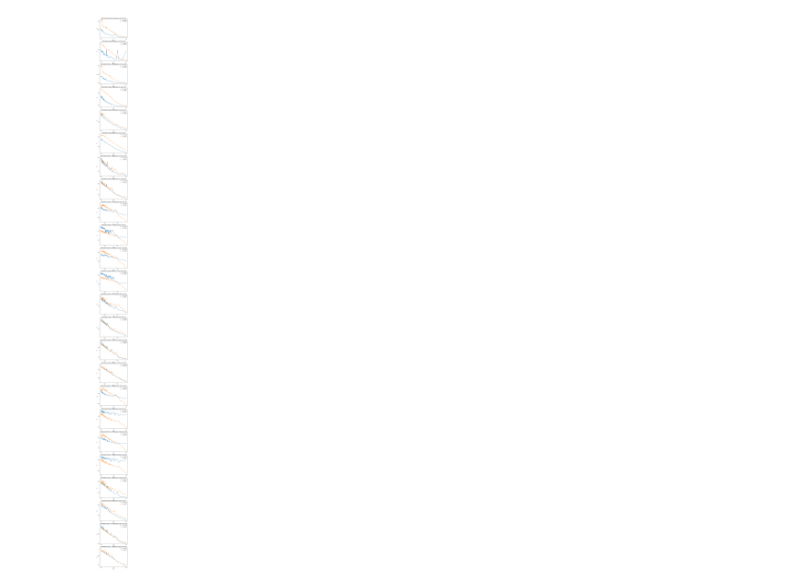
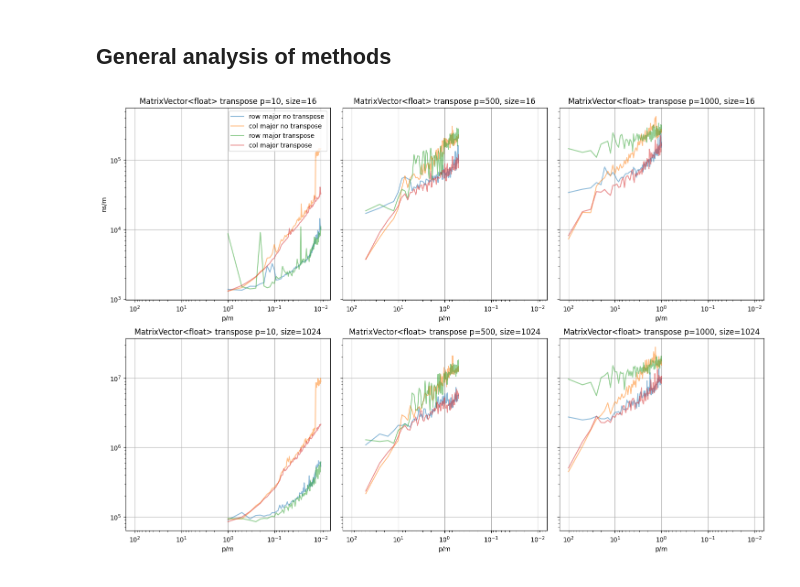
Before and after one commit to artpelling/state-space-renderer, a Jupyter notebook: analysis.ipynb, the cells around one changed output. Drawn from its saved outputs; the diff is of its cells as text; code cells hidden in the pictures.

```diff
--- a/analysis.ipynb
+++ b/analysis.ipynb
@@ -1,76 +28,70 @@
+# %% [markdown]
+## General analysis of methods
 # %%
-import pandas as pd
-
-import json
-from pathlib import Path
-import os
-
-import matplotlib.pyplot as plt
-import itertools
-
-def map_trans_to_string(i:int):
-    match i:
-        case 111:
-            string="no transpose"
-        case 112:
-            string="transpose"
-    return string
-
-def map_order_to_string(i:int):
-    match i:
-        case 101:
-            string="row major"
-        case 102:
-            string="col major"
-    return string
-
-blas_benchfile = Path(os.path.abspath(''))/ "build/blas_benchmark.json"
+blas_benchfile = Path(os.path.abspath(''))/ "build/blas_benchmark_bu.json"
 
 with open(blas_benchfile, "r") as f:
     data = json.load(f)
 
 for b in data['benchmarks']:
     method = b['name'].split('/')[0]
     p=int(b['name'].split('/')[1])
     m=int(b['name'].split('/')[2])
     block_size=int(b['name'].split('/')[3])
     row_order=int(b['name'].split('/')[4])
     trans=int(b['name'].split('/')[5])
     b['method'] = method
     b['p'] = p
     b['p/m']= p/m
     b['block_size'] = block_size
     b['row_order']=row_order
     b['transpose']=trans
 
+# MatrixVector<float>
+fig1 = plt.figure()
+fig1.set_figheight(12)
+fig1.set_figwidth(18)
+
+ps=[10, 500,1000]
+method="MatrixVector<float>"
+block_sizes=[16,1024]
+transposes=[111,112]
 row_orders = [101,102]
 
-filter_ps=[10, 500,1000]
-filter_methods=["MatrixVector<float>","MatrixMatrix<float>"]
-filter_block_sizes=[16,1024]
-filter_transposes=[111,112]
-
-fig, axs = plt.subplots(24,1 ,figsize=(6,120))
+axs1=[]
 
 i=0
-for filter_p, filter_method, filter_block_size, filter_transpose in itertools.product(filter_ps,filter_methods,filter_block_sizes,filter_transposes):
-    axs[i].set_xscale("log")
-    axs[i].set_yscale("log")
+for block_size, p in itertools.product(block_sizes,ps):
+    if i%len(ps)==0:
+        axs1.append(plt.subplot(2,3,i+1))
+    else:
+        axs1.append(plt.subplot(2,3,i+1,sharey=axs1[i-1], sharex=axs1[i-1]))
+        plt.tick_params('y', labelleft=False)
+    axs1[i].set_xscale("log")
+    axs1[i].set_yscale("log")
+    #axs1[i].set_xlim(0.1,100)
+    #axs1[i].set_ylim(1000,5000000)
+    axs1[i].invert_xaxis()
+    axs1[i].grid()
 
-    for row_order in row_orders:
+    for transpose,row_order in itertools.product(transposes,row_orders):
         runtimes = pd.DataFrame(data["benchmarks"])
-        runtimes_filter=runtimes[((runtimes["p"]==filter_p)&(runtimes["method"]==filter_method)&(runtimes["row_order"]==row_order)&(runtimes["transpose"]==filter_transpose)&(runtimes["block_size"]==filter_block_size))]
+        runtimes_filter=runtimes[((runtimes["p"]==p)&(runtimes["method"]==method)&(runtimes["row_order"]==row_order)&(runtimes["transpose"]==transpose)&(runtimes["block_size"]==block_size))]
 
         x= runtimes_filter["p/m"]
         y= runtimes_filter["cpu_time"]
 
-        axs[i].plot(x,y, label=map_order_to_string(row_order))
+        axs1[i].plot(x,y, label=map_order_to_string(row_order)+" "+map_trans_to_string(transpose), alpha=0.7)
 
-        axs[i].set_title(filter_method+" "+map_trans_to_string(filter_transpose)+" p="+str(filter_p)+", size="+str(filter_block_size))
-        axs[i].set_xlabel("p/m")
-        axs[i].set_ylabel("ns")
+        axs1[i].set_title(method+" "+map_trans_to_string(transpose)+" p="+str(p)+", size="+str(block_size))
+        axs1[i].set_xlabel("p/m")
+        if i==0:
+            axs1[i].set_ylabel("ns/m")
 
-    axs[i].legend(loc='upper right')
+    if i==0:
+        axs1[i].legend(loc='upper right')
     i=i+1
+
+    plt.subplots_adjust(wspace=0.06, hspace=0.2)
 # %% [output]
-[figure, old version]
+[figure, new version]
```
Also changed, not shown: parts of 3 cells of this notebook.
